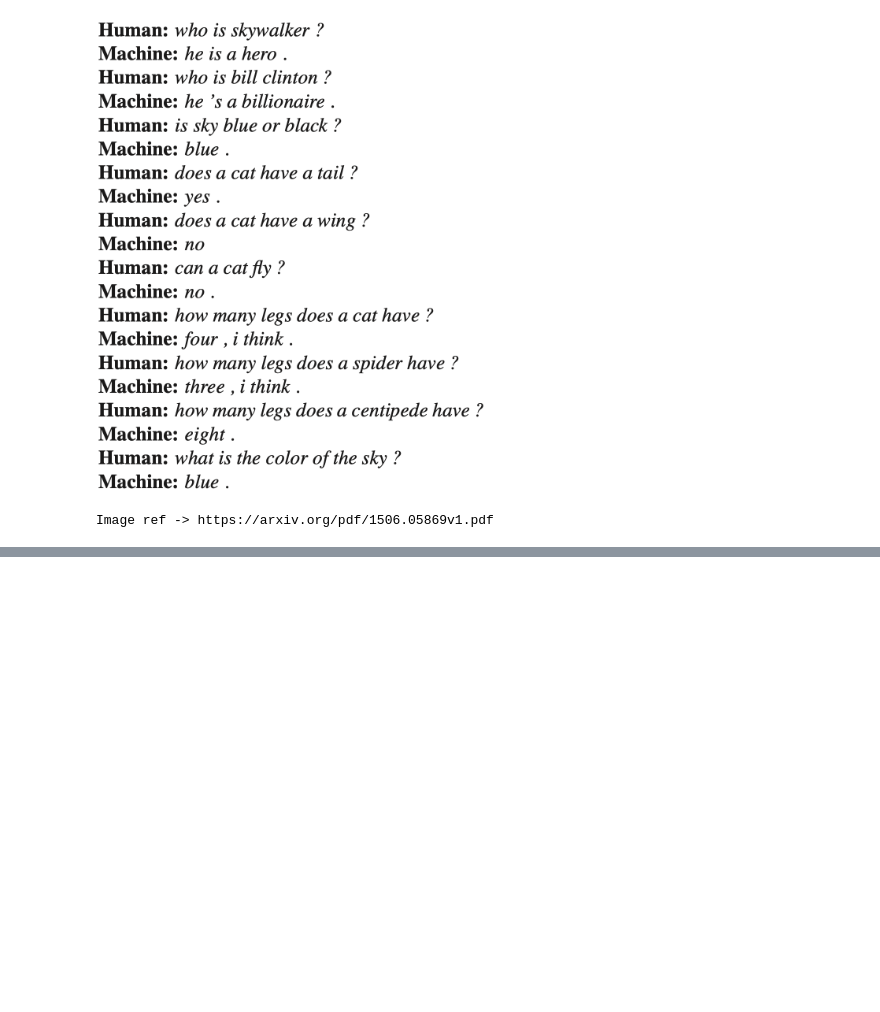
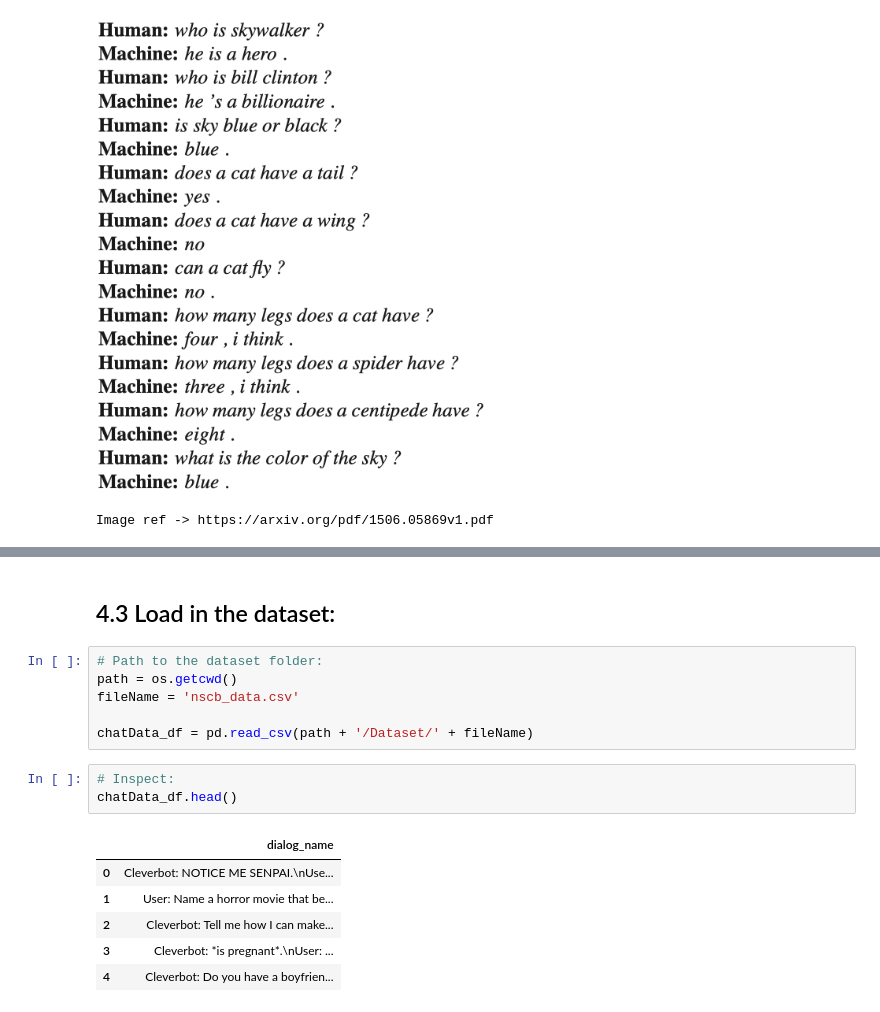
Before and after one commit to ylee9107/Chatbot_LSTM, a Jupyter notebook: ML App to Build a Chatbot.ipynb, the cells around one changed output, grey strips where cells are left out. Saved outputs shown, nothing was run; the diff lists cells and outputs as text; blank space fills up the shorter version.

```diff
--- a/ML App to Build a Chatbot.ipynb
+++ b/ML App to Build a Chatbot.ipynb
@@ -94,0 +102,18 @@ The dataset that will be used as the training data would be derived from real co
+# %% [markdown]
+## 4.3 Load in the dataset:
+# %%
+# Path to the dataset folder:
+path = os.getcwd()
+fileName = 'nscb_data.csv'
+
+chatData_df = pd.read_csv(path + '/Dataset/' + fileName)
+# %%
+# Inspect:
+chatData_df.head()
+# %% [output]
+|  | dialog_name |
+| 0 | Cleverbot: NOTICE ME SENPAI.\nUse... |
+| 1 | User: Name a horror movie that be... |
+| 2 | Cleverbot: Tell me how I can make... |
+| 3 | Cleverbot: *is pregnant*.\nUser: ... |
+| 4 | Cleverbot: Do you have a boyfrien... |
```
Also changed, not shown: parts of 28 cells of this notebook.
